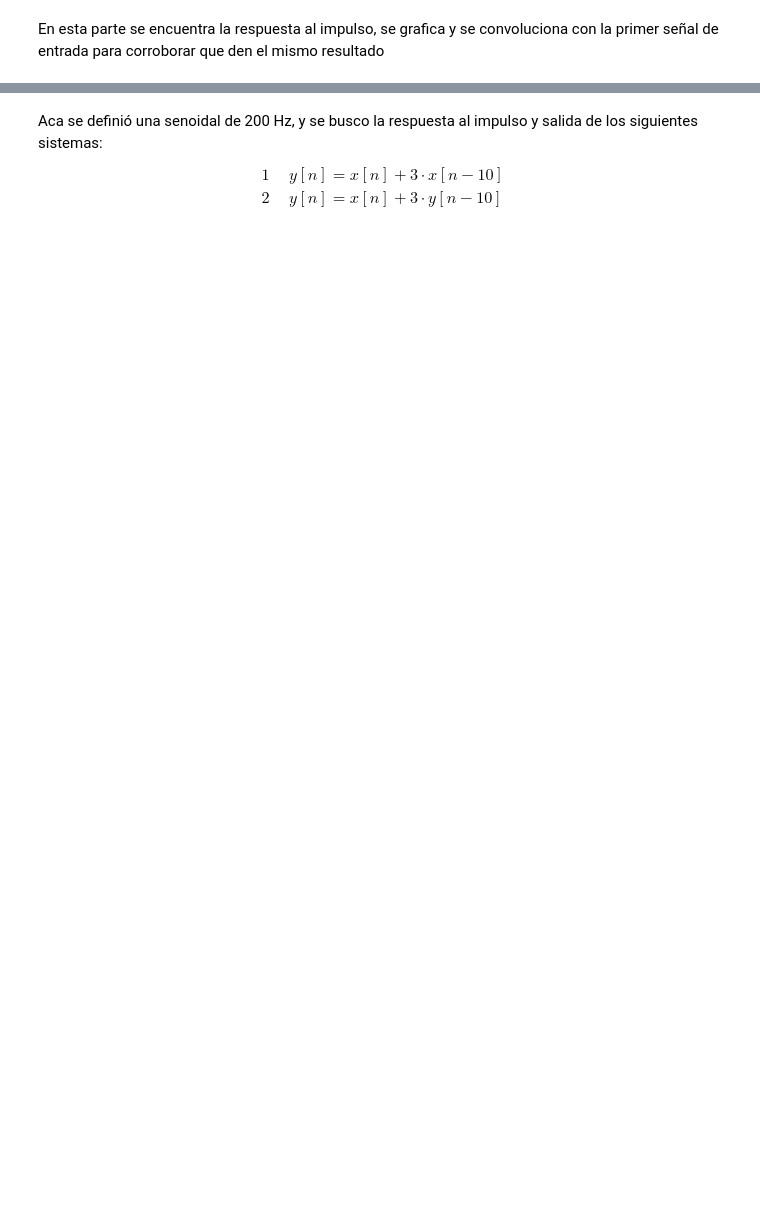
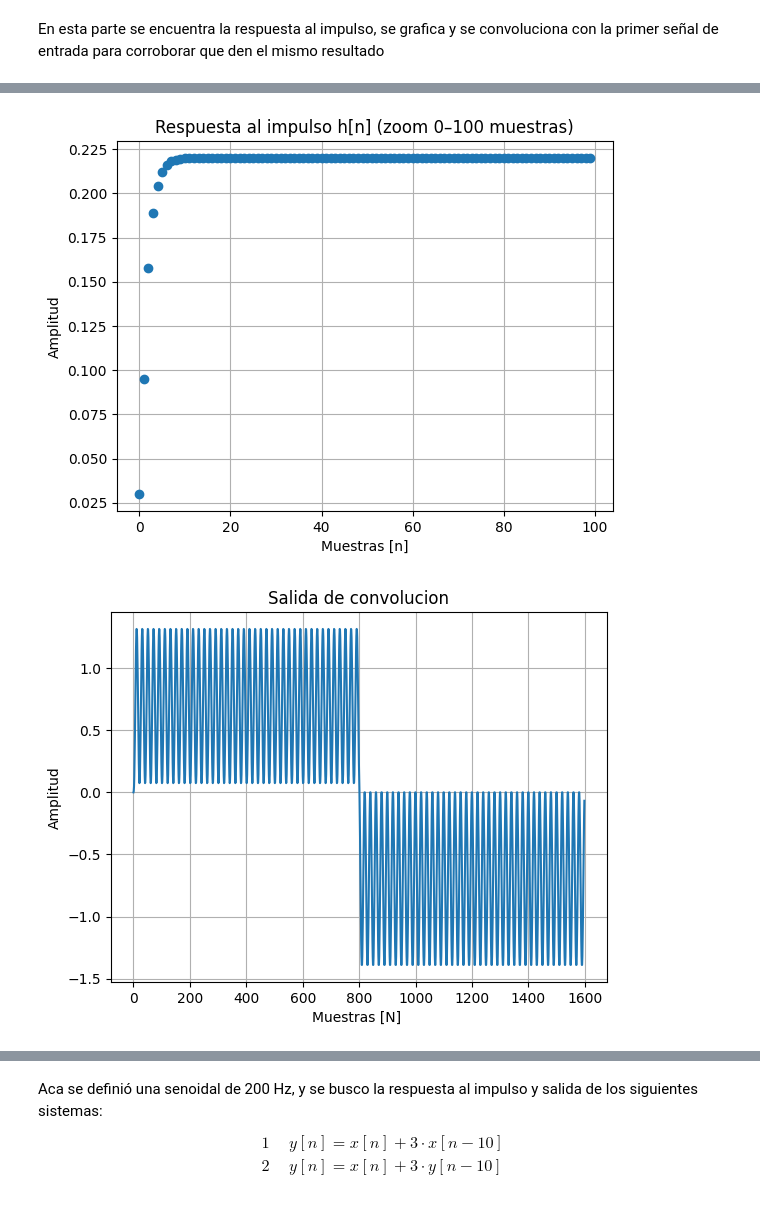
Before and after one commit to Subpion/AyPdS, a Jupyter notebook: tps2.ipynb, the cells around one changed output, grey strips where cells are left out. Drawn from its saved outputs; the diff is of its cells as text; code cells hidden in the pictures; blank space fills up the shorter version.

```diff
--- a/tps2.ipynb
+++ b/tps2.ipynb
@@ -265,0 +263,80 @@ plt.show()
+# %%
+delta = np.zeros(N)
+delta[0] = 1.0
+h = sig.lfilter(b, a, delta)
+# === NUEVO: salidas por CONVOLUCIÓN para TODAS las entradas (recorto a N) ===
+def y_conv(x):
+    yc = np.convolve(x, h, mode='full')
+    return yc[:len(x)]   # causal y mismo largo que x
+
+y1c = y_conv(x1)
+y2c = y_conv(x2)
+y3c = y_conv(x3)
+y4c = y_conv(x4)
+y5c = y_conv(x5)
+y6c = y_conv(x6)
+plt.figure()
+n_zoom = min(100, len(h))
+plt.plot(np.arange(n_zoom), h[:n_zoom], 'o')
+plt.title("Respuesta al impulso h[n] (zoom 0–100 muestras)")
+plt.xlabel("Muestras [n]")
+plt.ylabel("Amplitud")
+plt.grid(True)
+
+Yx1h = np.convolve(x1, h)
+Yx2h = np.convolve(x2, h)
+Yx3h = np.convolve(x3, h)
+Yx4h = np.convolve(x4, h)
+Yx5h = np.convolve(x5, h)
+Yx6h = np.convolve(x6, h)
+
+plt.figure()
+plt.plot(Yx1h)
+plt.title('Salida de convolucion')
+plt.xlabel('Muestras [N] ')
+plt.ylabel('Amplitud')
+plt.grid(True)
+plt.show()
+
+plt.figure()
+plt.plot(Yx2h)
+plt.title('Salida de convolucion')
+plt.xlabel('Muestras [N] ')
+plt.ylabel('Amplitud')
+plt.grid(True)
+plt.show()
+
+plt.figure()
+plt.plot(Yx3h)
+plt.title('Salida de convolucion')
+plt.xlabel('Muestras [N] ')
+plt.ylabel('Amplitud')
+plt.grid(True)
+plt.show()
+
+plt.figure()
+plt.plot(Yx4h)
+plt.title('Salida de convolucion')
+plt.xlabel('Muestras [N] ')
+plt.ylabel('Amplitud')
+plt.grid(True)
+plt.show()
+
+plt.figure()
+plt.plot(Yx5h)
+plt.title('Salida de convolucion')
+plt.xlabel('Muestras [N] ')
+plt.ylabel('Amplitud')
+plt.grid(True)
+plt.show()
+
+plt.figure()
+plt.plot(Yx6h)
+plt.title('Salida de convolucion')
+plt.xlabel('Muestras [N] ')
+plt.ylabel('Amplitud')
+plt.grid(True)
+plt.show()
+# %% [output]
+[figure, added]
+[figure, added]
```
Also changed, not shown: parts of 12 cells of this notebook.
